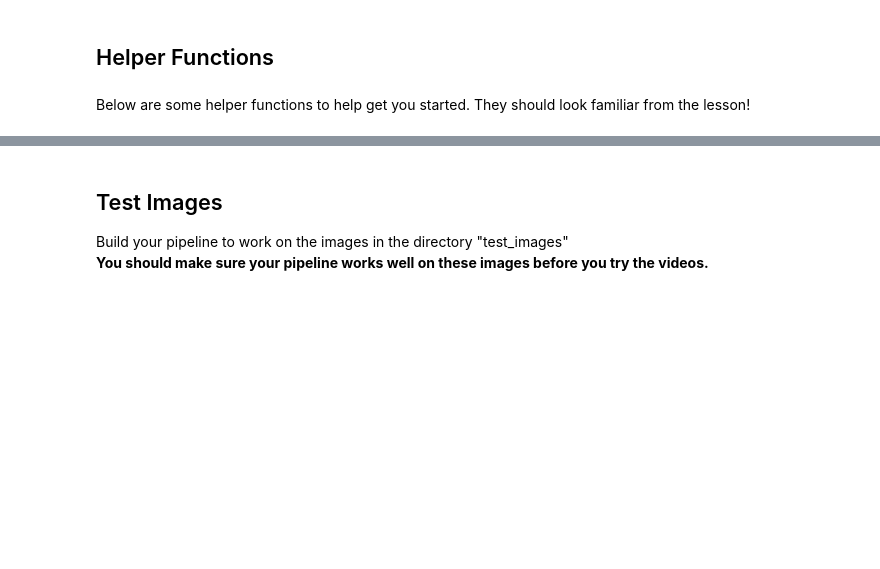
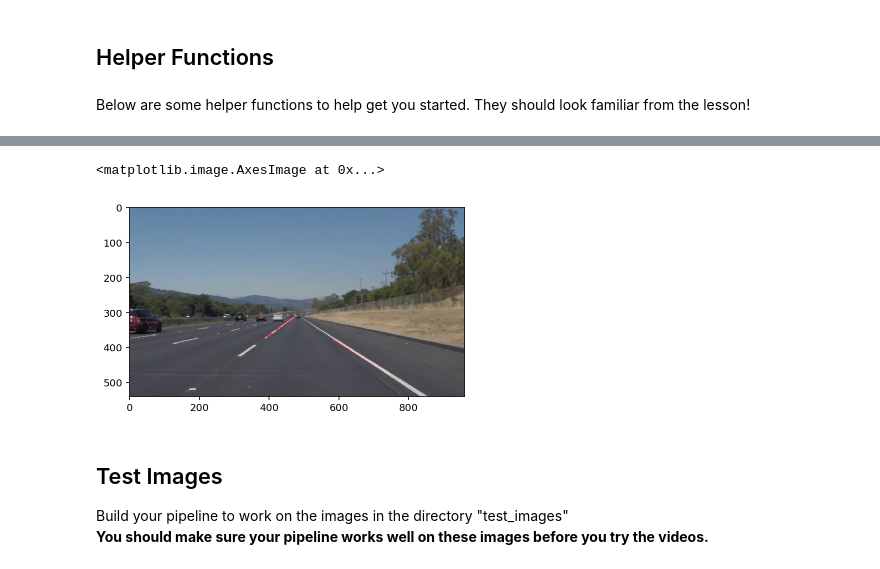
Before and after one commit to scollins83/CarND-LaneLines-P1, a Jupyter notebook: P1.ipynb, the cells around one changed output, grey strips where cells are left out. Cells and saved outputs as stored; diff of their text form; code cells hidden in the pictures; blank space fills up the shorter version.

```diff
--- a/P1.ipynb
+++ b/P1.ipynb
@@ -179,3 +317,10 @@ def weighted_img(img, initial_img, α=0.8, β=1., λ=0.):
+# %%
+weighted_image = weighted_img(hough_image, tester_image)
+#line_image = draw_lines(image, hough_image)
+plt.imshow(weighted_image)
+# %% [output]
+<matplotlib.image.AxesImage at 0x...>
+[figure, added]
 # %% [markdown]
 ## Test Images
 
```
Also changed, not shown: parts of 17 cells of this notebook, 2 other files.
